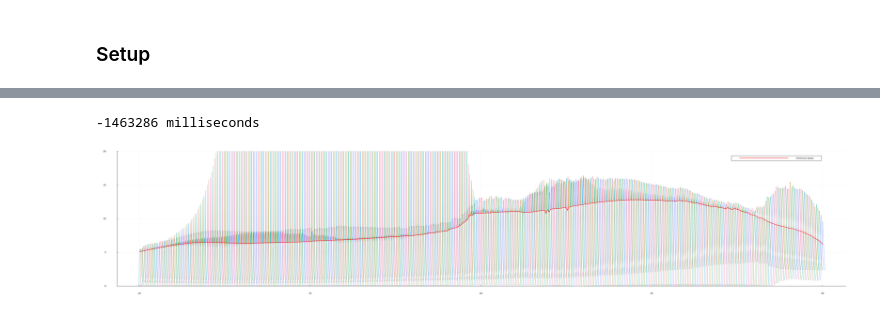
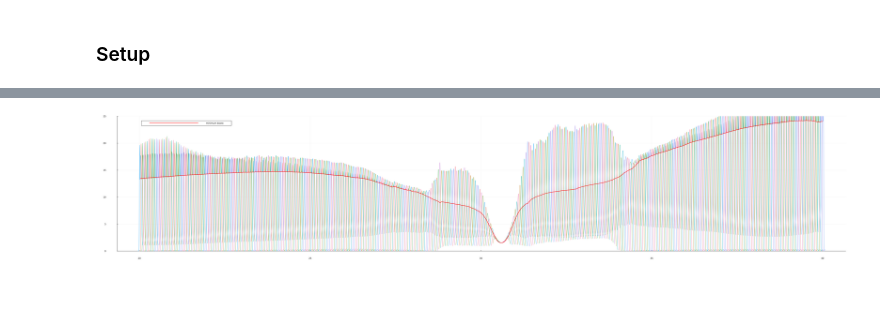
Before and after one commit to bergermann/Dragoon.jl, a Jupyter notebook: examples/Dragoon, 20 discs.ipynb, the cells around one changed output, grey strips where cells are left out. Saved outputs shown, nothing was run; the diff lists cells and outputs as text; code cells hidden in the pictures.

Commit message:
cranked up dragoon iterations, saved full range optim

```diff
--- a/examples/Dragoon, 20 discs.ipynb
+++ b/examples/Dragoon, 20 discs.ipynb
@@ -32,14 +37,12 @@ using Dates
 # %%
 n = 20 # number of discs in the booster
 
-cf = 10.025e9
+f = 20
 
-initdist = findpeak1d(cf,n; granularity=10_000,deviation=0.3) # initial disc configuration
+freqs = genFreqs(f*1e9+25e6,50e6; n=10) # optimize on these frequencies
+freqsplot = genFreqs(f*1e9+25e6,150e6; n=1000) # plot with these frequencies
 
-freqs = genFreqs(cf,50e6; n=10) # optimize on these frequencies
-freqsplot = genFreqs(cf,150e6; n=1000) # plot with these frequencies
-
-booster = AnalyticalBooster(initdist; ndisk=n)  # physical properties of the booster
+booster = AnalyticalBooster(P0[f])  # physical properties of the booster
 
 obj = ObjAnalytical
 
@@ -90,12 +56,15 @@ plot(freqsplot/1e9,getBoost1d(booster,freqsplot))
 # %%
 move(booster,p0; additive=false)
 
-t0 = copy(booster.timestamp)
+t1 = copy(booster.timestamp)
 O,P,F,s,s_ = dragoon(booster,hist,50e6,5e6,
         obj,UnstuckExpand(2,6_000);
-        fmin=10.0e9,fmax=30.0e9,nfreqs=10,
+        fmin=f*1e9,fmax=40.0e9,nfreqs=10,
         scalerange=(1.0,1.3),scalesteps=1000,
         preoptimize=false,reverse=false)
 
-t1 = copy(booster.timestamp)
+t2 = copy(booster.timestamp)
+println("Elapsed movement time: ",canonicalize(t2-t1))
+
+f0 = [(f[1]+f[end])/2 for f in F];
 # %% [output]
@@ -103,23 +72,19 @@ t1 = copy(booster.timestamp)
-# %%
-t1-t0
-# %% [output]
--1463286 milliseconds
 # %%
-p = plot(; xlabel="Frequency [GHz]",ylabel="Boostfactor β² × 10³",size=(4000,800),
+p1 = plot(; xlabel="Frequency [GHz]",ylabel="Boostfactor β² × 10³",size=(4000,800),
     left_margin=[10mm 0mm],bottom_margin=[10mm 0mm])
-
-f0 = [(f[1]+f[end])/2 for f in F]
+p2 = plot(; xlabel="Frequency [GHz]",ylabel="Boostfactor β² × 10³",size=(4000,800),
+    left_margin=[10mm 0mm],bottom_margin=[10mm 0mm])
 
 for i in eachindex(P)
     bw = F[i][end]-F[i][1]
     f = collect(range(F[i][1]-bw,F[i][end]+bw,100))
     b = boost1d(pos2dist(P[i]),f)
     plot!(p,f/1e9,b/1e3,label="")
 end
 # xlims!(p,(20-0.1,22+0.1))
-ylims!(p,(0,20))
+ylims!(p,(0,25))
 
 plot!(p,f0/1e9,-O/1e3; c=:red,lw=2,label="minimum boost")
 p
 # %% [output]
-[figure, old version]
+[figure, new version]
```
Also changed, not shown: parts of 11 cells of this notebook, 4 other files.
